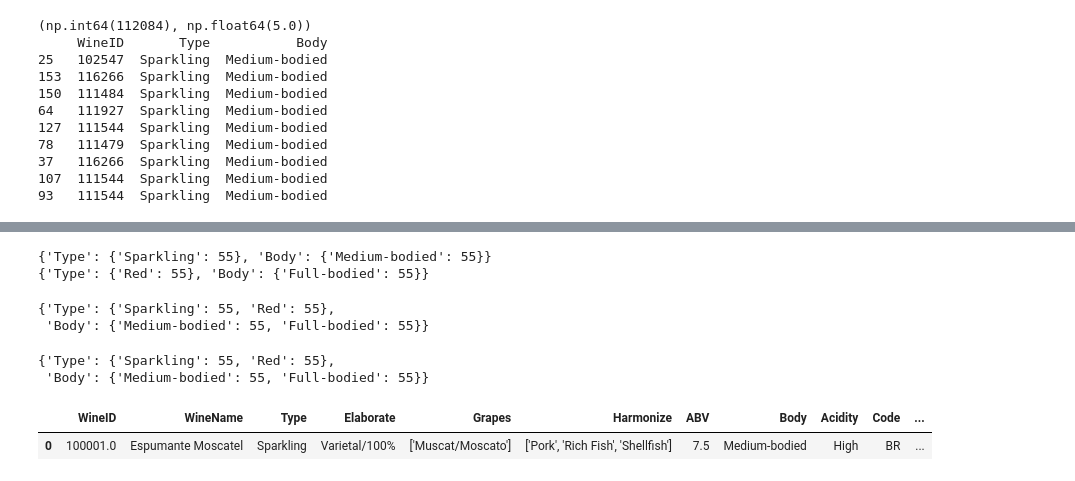
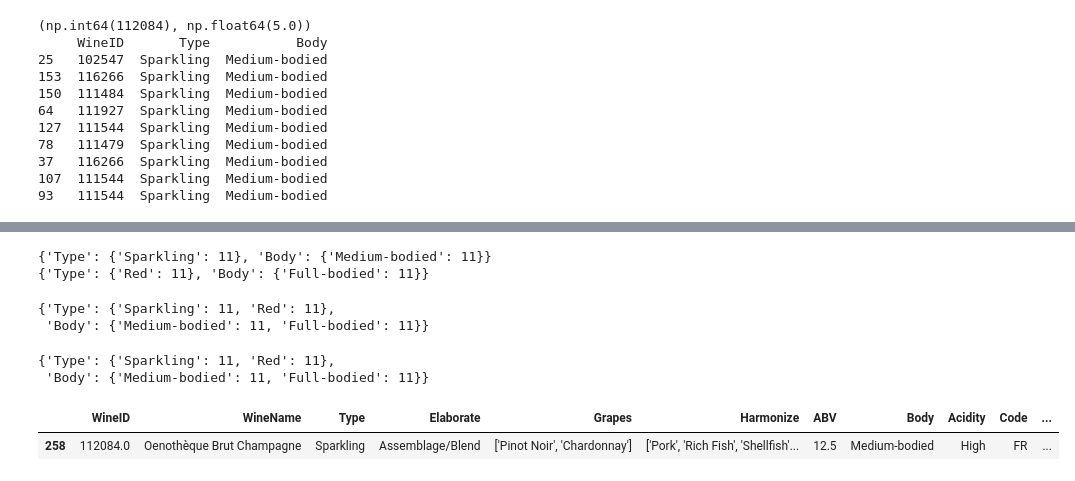
Before and after one commit to irrrrrrrrr/MAISE_RecSys_Group8_Ass, a Jupyter notebook: group_recommender.ipynb, the cells around one changed output, grey strips where cells are left out. Cells and saved outputs as stored; diff of their text form; code cells hidden in the pictures.

```diff
--- a/group_recommender.ipynb
+++ b/group_recommender.ipynb
@@ -95,3 +95,19 @@ Index([1006724, 1056257, 1145862, 1196247, 1197650, 1220278, 1245717, 1279250,
        1406797, 1420747, 1558571, 1563515, 1664756, 1719976, 1760544, 1762859,
        1781649, 1816088, 1843929, 1936578, 1944444, 1977712, 1997980, 2061195],
       dtype='int64', name='UserID')
+# %%
+# create average rating for each wine
+
+ratings = {}
+for index, row in ratings_data.iterrows():
+    if row['WineID'] not in ratings:
+        ratings[row['WineID']] = {"total": row['Rating'], "count": 1}
+    else:
+        ratings[row['WineID']]["total"] += row['Rating']
+        ratings[row['WineID']]["count"] += 1
+
+# add the averages to the df
+wine_data["AvgRating"] = 0.0
+
+for index, row in wine_data.iterrows():
+    wine_data.loc[index, "AvgRating"] = ratings[row["WineID"]]["total"]/ratings[row["WineID"]]["count"]
@@ -171,7 +203,7 @@ from sklearn.neighbors import NearestNeighbors
 from sklearn.preprocessing import OneHotEncoder
 
 # Function to find similar wines using KNN for a given wine
-def find_knn_for_wine(wine_id, merged_data, k=10):
+def find_knn_for_wine(wine_id, merged_data, user_id, k=10):
     # Extract relevant features (e.g., 'Type', 'Body') for KNN
     features = ['Type', 'Body']  # Adjust based on your dataset
 
@@ -208,6 +240,11 @@ def find_knn_for_wine(wine_id, merged_data, k=10):
     # Return the recommended wines in a summarized format (list of dicts with WineID, Type, Body, Rating)
     recommended_list = recommended_wines[['WineID', 'Type', 'Body', 'Rating']].to_dict(orient='records')
 
+    # get the wine that it eas recommended on
+    original_wine = wine_data.where(wine_data['WineID'] == wine_id).dropna()
+    original_wine_rating = ratings_data.where((ratings_data['WineID'] == wine_id) & (ratings_data['UserID'] == user_id)).dropna().iloc[0]['Rating']
+    recommended_list.append({"WineID": wine_id, "Type": original_wine.iloc[0]["Type"], "Body": original_wine.iloc[0]["Body"], "Rating": original_wine_rating})
+
     return recommended_list
 
 # Function to find KNN recommendations for all wines in the group recommendation DataFrame
@@ -220,12 +257,12 @@ def recommend_similar_wines_for_group(result_df, merged_data, k=10):
         user_id = row['user_id']
 
         # Find KNN recommendations for the wine
-        knn_result = find_knn_for_wine(wine_id, merged_data, k)
+        knn_result = find_knn_for_wine(wine_id, merged_data, user_id, k)
 
         # Store the results in a list with the user_id for reference
         knn_recommendations.append({
-            'user_id': user_id,
-            'wine_id': wine_id,
+            'user_id': int(user_id),
+            'wine_id': int(wine_id),
             'knn_recommendations': knn_result
         })
 
@@ -279,14 +311,14 @@ def score_characteristics(recommendations):
                 continue
             if key == "Type":
                 if value not in scores["Type"]:
-                    scores["Type"][value] = score-c
+                    scores["Type"][value] = 1
                 else:
-                    scores["Type"][value] += score-c
+                    scores["Type"][value] += 1
             elif key == "Body":
                 if value not in scores["Body"]:
-                    scores["Body"][value] = score-c
+                    scores["Body"][value] = 1
                 else:
-                    scores["Body"][value] += score-c
+                    scores["Body"][value] += 1
         c+=1
 
     return scores
@@ -297,8 +329,8 @@ for index, row in knn_recommendation_df.iterrows():
     category_weights_by_user.append(x)
     print(x)
 # %% [output]
-{'Type': {'Sparkling': 55}, 'Body': {'Medium-bodied': 55}}
-{'Type': {'Red': 55}, 'Body': {'Full-bodied': 55}}
+{'Type': {'Sparkling': 11}, 'Body': {'Medium-bodied': 11}}
+{'Type': {'Red': 11}, 'Body': {'Full-bodied': 11}}
 # %%
 category_weights = {"Type": {}, "Body": {}}
 for i in category_weights_by_user:
@@ -316,8 +348,8 @@ for i in category_weights_by_user:
 
 category_weights
 # %% [output]
-{'Type': {'Sparkling': 55, 'Red': 55},
- 'Body': {'Medium-bodied': 55, 'Full-bodied': 55}}
+{'Type': {'Sparkling': 11, 'Red': 11},
+ 'Body': {'Medium-bodied': 11, 'Full-bodied': 11}}
 # %%
 # order according to the scores
 category_weights_sorted = {"Type": {}, "Body": {}}
@@ -326,26 +358,28 @@ for key, value in category_weights.items():
 
 category_weights_sorted
 # %% [output]
-{'Type': {'Sparkling': 55, 'Red': 55},
- 'Body': {'Medium-bodied': 55, 'Full-bodied': 55}}
+{'Type': {'Sparkling': 11, 'Red': 11},
+ 'Body': {'Medium-bodied': 11, 'Full-bodied': 11}}
 # %%
 # select wine with top categories of each type
 def get_wine_with_top_categories(category_weights_sorted=category_weights_sorted, top_type_index=1, top_body_index=1):
     top_type = list(category_weights_sorted["Type"].keys())[top_type_index-1]
     top_body = list(category_weights_sorted["Body"].keys())[top_body_index-1]
 
     # find a wine with these categories
     selection = wine_data.where((wine_data['Type'] == top_type) & (wine_data['Body'] == top_body)).dropna()
 
     if selection.shape[0] == 0:
         if top_type_index == top_body_index:
             selection = get_wine_with_top_categories(category_weights_sorted=category_weights_sorted, top_type_index=top_type_index+1, top_body_index=top_body_index)
         else:
             selection = get_wine_with_top_categories(category_weights_sorted=category_weights_sorted,top_type_index=top_type_index, top_body_index=top_body_index+1)
 
+    selection.sort_values(by='AvgRating', ascending=False, inplace=True)
+
     return selection.head(1)
 
 get_wine_with_top_categories()
 # %% [output]
 |  | WineID | WineName | Type | Elaborate | Grapes | Harmonize | ABV | Body | Acidity | Code | ... |
-| 0 | 100001.0 | Espumante Moscatel | Sparkling | Varietal/100% | ['Muscat/Moscato'] | ['Pork', 'Rich Fish', 'Shellfish'] | 7.5 | Medium-bodied | High | BR | ... |
+| 258 | 112084.0 | Oenothèque Brut Champagne | Sparkling | Assemblage/Blend | ['Pinot Noir', 'Chardonnay'] | ['Pork', 'Rich Fish', 'Shellfish'... | 12.5 | Medium-bodied | High | FR | ... |
```
Also changed, not shown: parts of 3 cells of this notebook.
